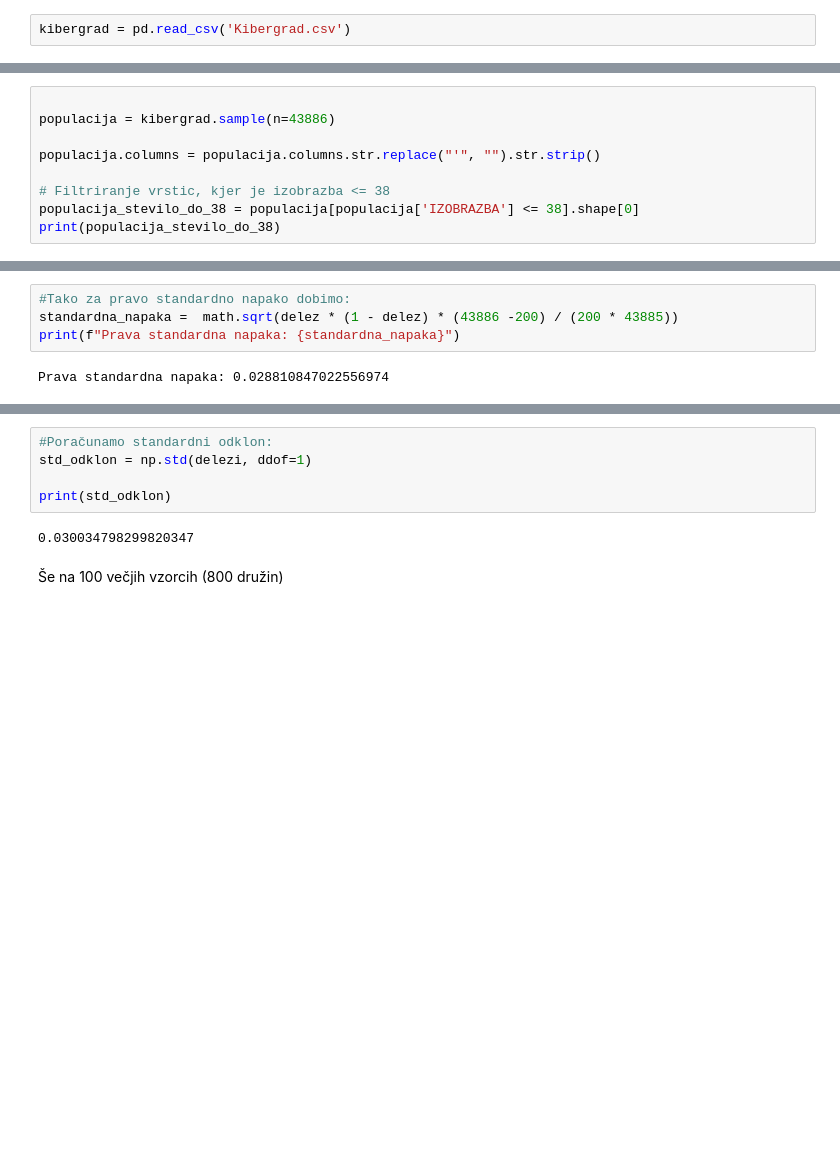
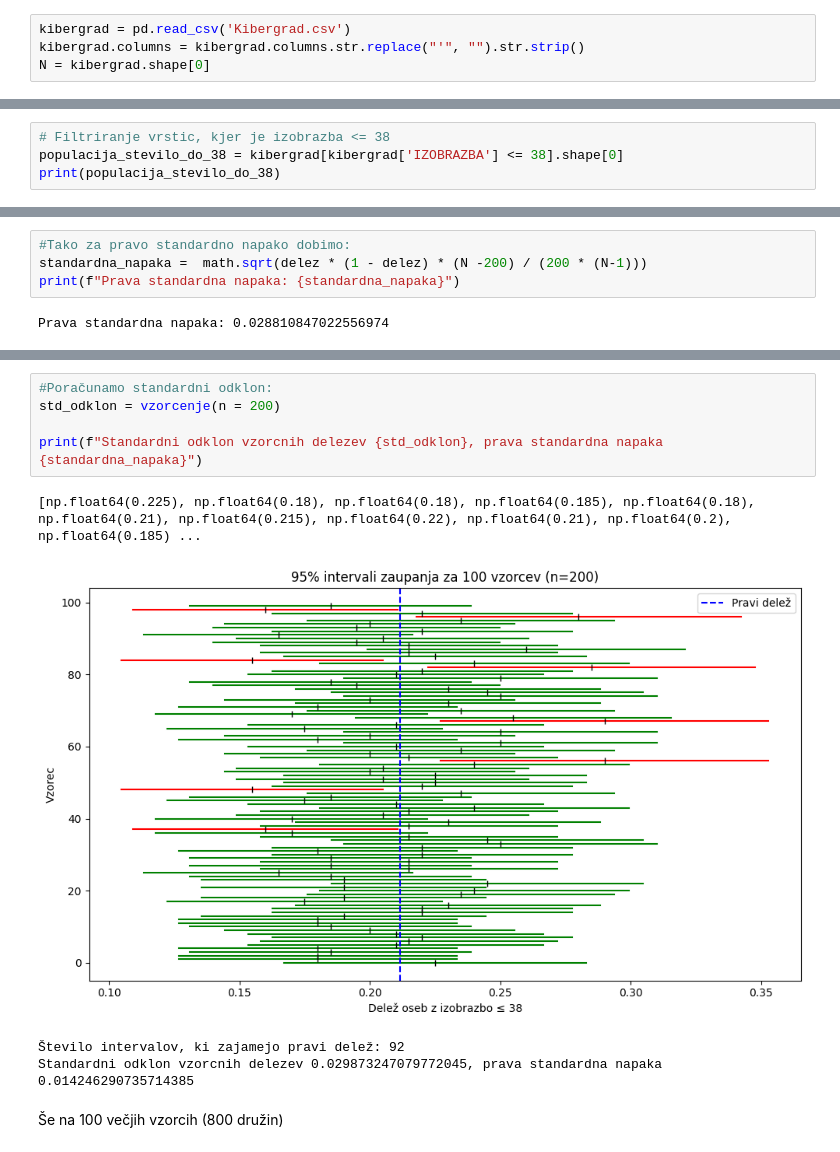
Before and after one commit to LukaLjevar/projektna_statistika, a Jupyter notebook: Kibergrad.ipynb, the cells around one changed output, grey strips where cells are left out. Drawn from its saved outputs; the diff is of its cells as text; blank space fills up the shorter version.

Commit message:
Risanje intervalov zaupanja sem pospravil v eno funkcijo.

```diff
--- a/Kibergrad.ipynb
+++ b/Kibergrad.ipynb
@@ -7,4 +7,6 @@ import scipy as sp
 import math
 # %%
 kibergrad = pd.read_csv('Kibergrad.csv')
+kibergrad.columns = kibergrad.columns.str.replace("'", "").str.strip()
+N = kibergrad.shape[0]
 # %%
@@ -71,11 +69,6 @@ print((sp_meja, zg_meja))
 # %%
-
-populacija = kibergrad.sample(n=43886)
-
-populacija.columns = populacija.columns.str.replace("'", "").str.strip()
-
 # Filtriranje vrstic, kjer je izobrazba <= 38
-populacija_stevilo_do_38 = populacija[populacija['IZOBRAZBA'] <= 38].shape[0]
+populacija_stevilo_do_38 = kibergrad[kibergrad['IZOBRAZBA'] <= 38].shape[0]
 print(populacija_stevilo_do_38)
 # %% [output]
 9282
@@ -90,7 +83,7 @@ Po istem viru (str. 199), je formula za pravo standardno napako:
 $$ {SE} = \sqrt{\frac{ p (1-  p)}{n} \cdot \frac{N-n}{N-1}},$$
 # %%
 #Tako za pravo standardno napako dobimo:
-standardna_napaka =  math.sqrt(delez * (1 - delez) * (43886 -200) / (200 * 43885))
+standardna_napaka =  math.sqrt(delez * (1 - delez) * (N -200) / (200 * (N-1)))
 print(f"Prava standardna napaka: {standardna_napaka}")
 # %% [output]
 Prava standardna napaka: 0.028810847022556974
@@ -154,9 +145,12 @@ print("Število intervalov, ki zajamejo pravi delež:", sum(zajeti))
 # %%
 #Poračunamo standardni odklon:
-std_odklon = np.std(delezi, ddof=1)
+std_odklon = vzorcenje(n = 200)
 
-print(std_odklon)
+print(f"Standardni odklon vzorcnih delezev {std_odklon}, prava standardna napaka {standardna_napaka}")
 # %% [output]
-0.030034798299820347
+[np.float64(0.225), np.float64(0.18), np.float64(0.18), np.float64(0.185), np.float64(0.18), np.float64(0.21), np.float64(0.215), np.float64(0.22), np.float64(0.21), np.float64(0.2), np.float64(0.185) ...
+[figure, added]
+Število intervalov, ki zajamejo pravi delež: 92
+Standardni odklon vzorcnih delezev 0.029873247079772045, prava standardna napaka 0.014246290735714385
 # %% [markdown]
 Še na 100 večjih vzorcih (800 družin)
```
Also changed, not shown: parts of 7 cells of this notebook.
